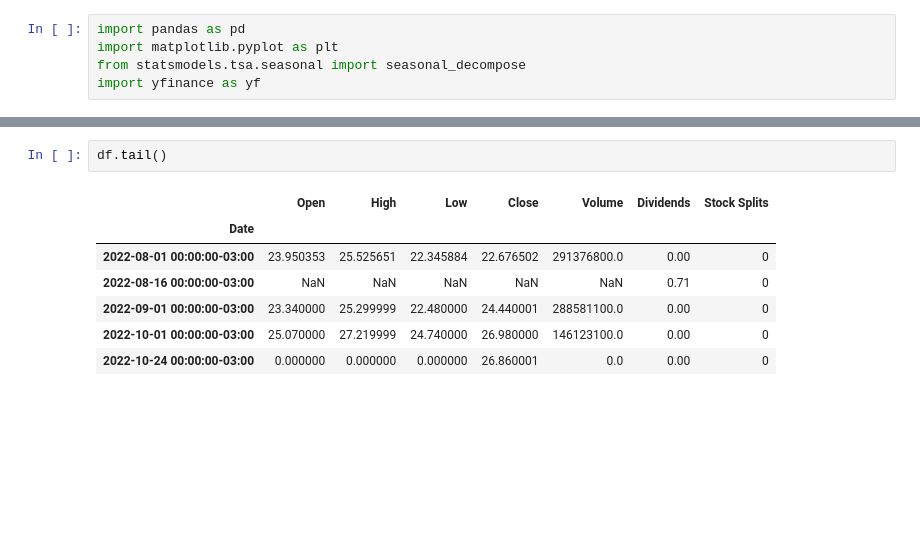
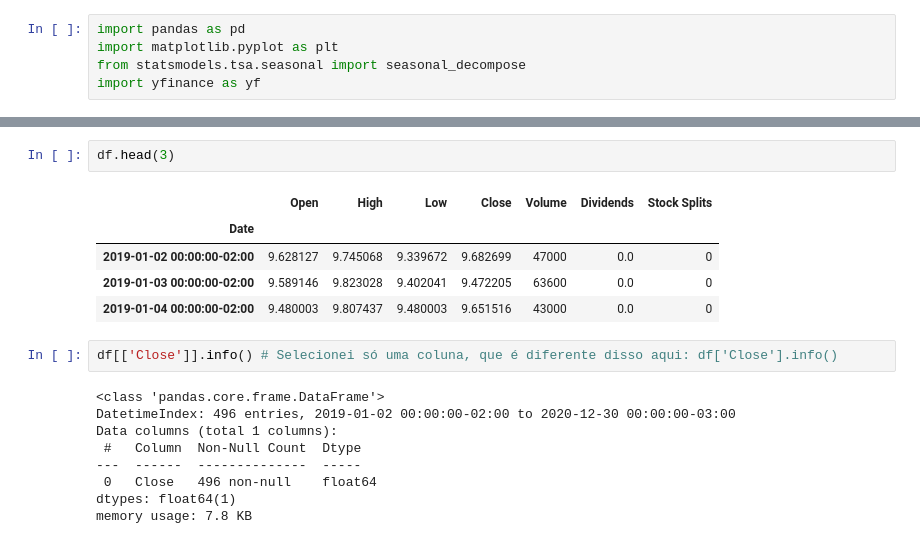
Before and after one commit to kauebr/Insights, a Jupyter notebook: Setor Siderúrgico Nacional/2 Entrega - Cliclo 2/Passo 06 - Análise exploratória/Jupyter Notebooks/análise II - Testes.ipynb, the cells around one changed output, grey strips where cells are left out. Cells and saved outputs as stored; diff of their text form; blank space fills up the shorter version.

```diff
--- a/Setor Siderúrgico Nacional/2 Entrega - Cliclo 2/Passo 06 - Análise exploratória/Jupyter Notebooks/análise II - Testes.ipynb
+++ b/Setor Siderúrgico Nacional/2 Entrega - Cliclo 2/Passo 06 - Análise exploratória/Jupyter Notebooks/análise II - Testes.ipynb
@@ -50,10 +43,19 @@ df
-# %%
-df.tail()
-# %% [output]
-|  | Open | High | Low | Close | Volume | Dividends | Stock Splits |
-| Date |  |  |  |  |  |  |  |
-| 2022-08-01 00:00:00-03:00 | 23.950353 | 25.525651 | 22.345884 | 22.676502 | 291376800.0 | 0.00 | 0 |
-| 2022-08-16 00:00:00-03:00 | NaN | NaN | NaN | NaN | NaN | 0.71 | 0 |
-| 2022-09-01 00:00:00-03:00 | 23.340000 | 25.299999 | 22.480000 | 24.440001 | 288581100.0 | 0.00 | 0 |
-| 2022-10-01 00:00:00-03:00 | 25.070000 | 27.219999 | 24.740000 | 26.980000 | 146123100.0 | 0.00 | 0 |
-| 2022-10-24 00:00:00-03:00 | 0.000000 | 0.000000 | 0.000000 | 26.860001 | 0.0 | 0.00 | 0 |
+# %%
+df.head(3)
+# %% [output]
+|  | Open | High | Low | Close | Volume | Dividends | Stock Splits |
+| Date |  |  |  |  |  |  |  |
+| 2019-01-02 00:00:00-02:00 | 9.628127 | 9.745068 | 9.339672 | 9.682699 | 47000 | 0.0 | 0 |
+| 2019-01-03 00:00:00-02:00 | 9.589146 | 9.823028 | 9.402041 | 9.472205 | 63600 | 0.0 | 0 |
+| 2019-01-04 00:00:00-02:00 | 9.480003 | 9.807437 | 9.480003 | 9.651516 | 43000 | 0.0 | 0 |
+# %%
+df[['Close']].info() # Selecionei só uma coluna, que é diferente disso aqui: df['Close'].info()
+# %% [output]
+<class 'pandas.core.frame.DataFrame'>
+DatetimeIndex: 496 entries, 2019-01-02 00:00:00-02:00 to 2020-12-30 00:00:00-03:00
+Data columns (total 1 columns):
+ #   Column  Non-Null Count  Dtype
+---  ------  --------------  -----
+ 0   Close   496 non-null    float64
+dtypes: float64(1)
+memory usage: 7.8 KB
```
Also changed, not shown: parts of 11 cells of this notebook, 3 other files.
